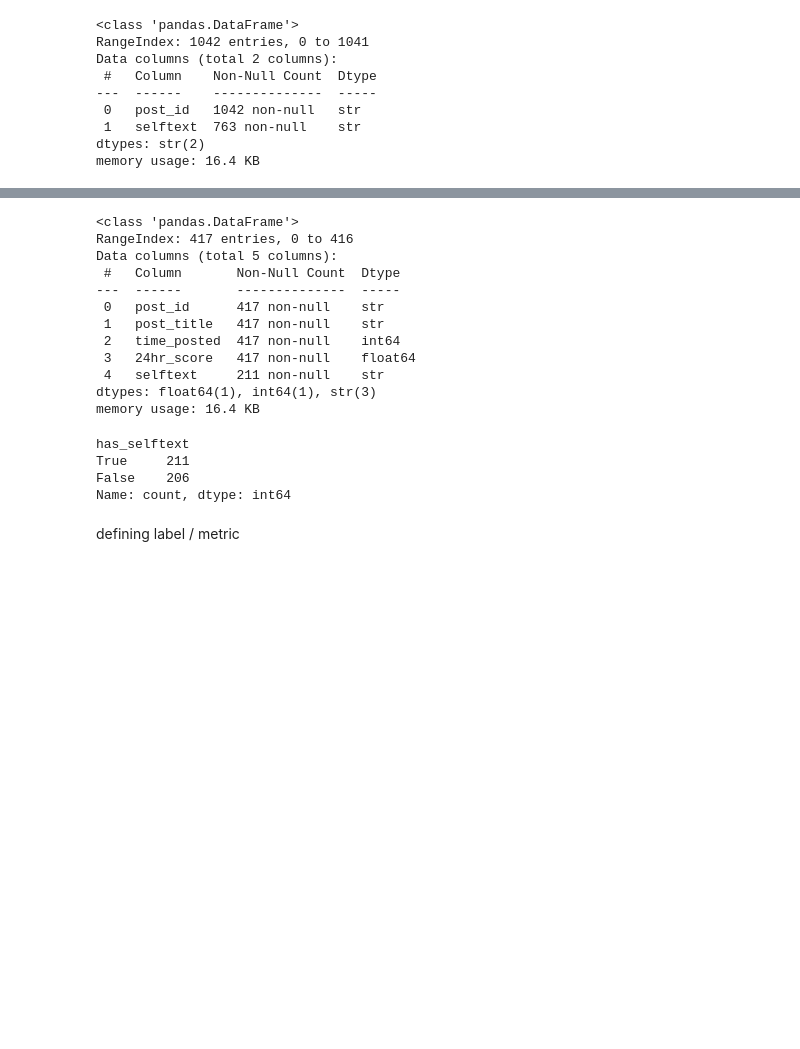
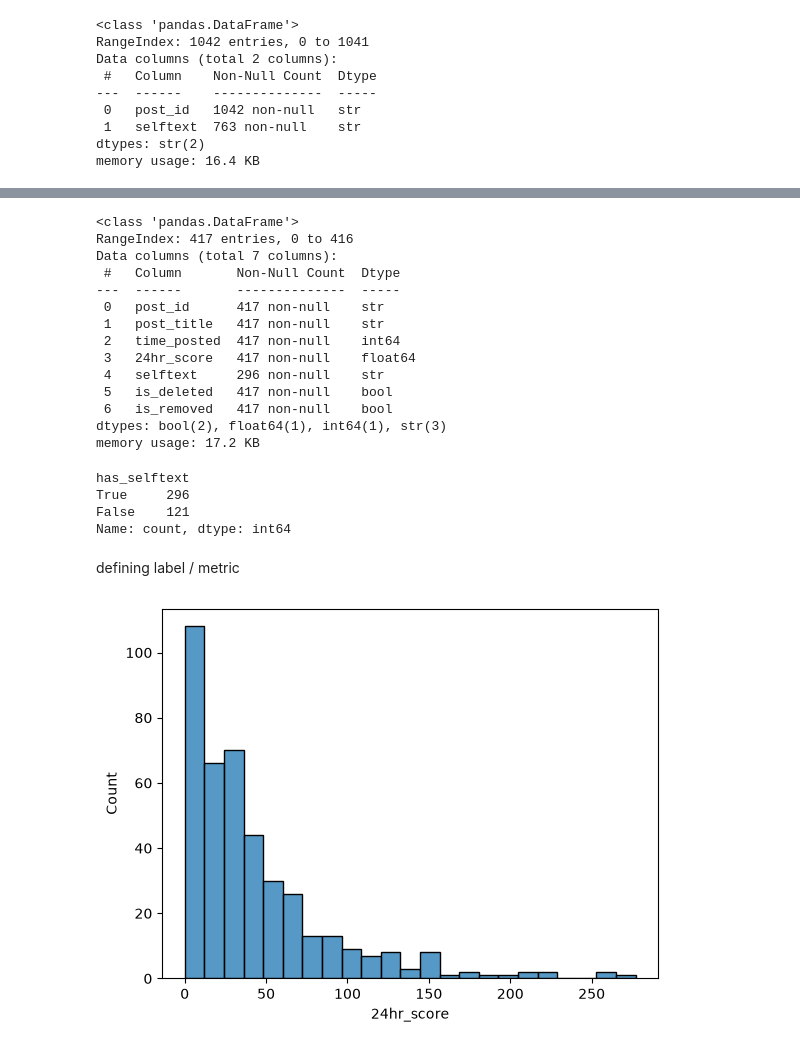
Before and after one commit to j-chowder/reddit, a Jupyter notebook: src/build_dataset/build_dataset.ipynb, the cells around one changed output, grey strips where cells are left out. Cells and saved outputs as stored; diff of their text form; code cells hidden in the pictures; blank space fills up the shorter version.

Commit message:
feature engineering - time, title, and text.

```diff
--- a/src/build_dataset/build_dataset.ipynb
+++ b/src/build_dataset/build_dataset.ipynb
@@ -34 +36,5 @@ fmf.sample(4)
 4 rows × 21 columns
+# %%
+more_selftext = pd.read_csv('../../data/post_selftext.csv')
+
+more_selftext.info()
@@ -34,0 +51,3 @@ fmf.sample(4)
+# %%
+more_selftext['is_deleted'] = more_selftext['selftext'] == '[deleted]'
+more_selftext['is_removed'] = more_selftext['selftext'] == '[removed]'
@@ -96,30 +109,36 @@ memory usage: 71.7 KB
 # %%
-df = pd.merge(fmf, historical[['post_id', 'selftext']], on='post_id', how='left')
+df = pd.merge(fmf, more_selftext, on='post_id', how='left')
 # %%
-df_model = df[['post_id','post_title','time_posted','24hr_score','selftext']]
+df_model = df[['post_id','post_title','time_posted','24hr_score','selftext', 'is_deleted', 'is_removed']]
 # %%
 df_model.info()
 # %% [output]
 <class 'pandas.DataFrame'>
 RangeIndex: 417 entries, 0 to 416
-Data columns (total 5 columns):
+Data columns (total 7 columns):
  #   Column       Non-Null Count  Dtype
 ---  ------       --------------  -----
  0   post_id      417 non-null    str
  1   post_title   417 non-null    str
  2   time_posted  417 non-null    int64
  3   24hr_score   417 non-null    float64
- 4   selftext     211 non-null    str
-dtypes: float64(1), int64(1), str(3)
-memory usage: 16.4 KB
+ 4   selftext     296 non-null    str
+ 5   is_deleted   417 non-null    bool
+ 6   is_removed   417 non-null    bool
+dtypes: bool(2), float64(1), int64(1), str(3)
+memory usage: 17.2 KB
 # %%
 df_model['has_selftext'] = ~df_model['selftext'].isna()
 # %%
 df_model['has_selftext'].value_counts()
 # %% [output]
 has_selftext
-True     211
-False    206
+True     296
+False    121
 Name: count, dtype: int64
 # %% [markdown]
 defining label / metric
+# %%
+sns.histplot(df_model, x='24hr_score');
+# %% [output]
+[figure, added]
```
Also changed, not shown: parts of 47 cells of this notebook.
